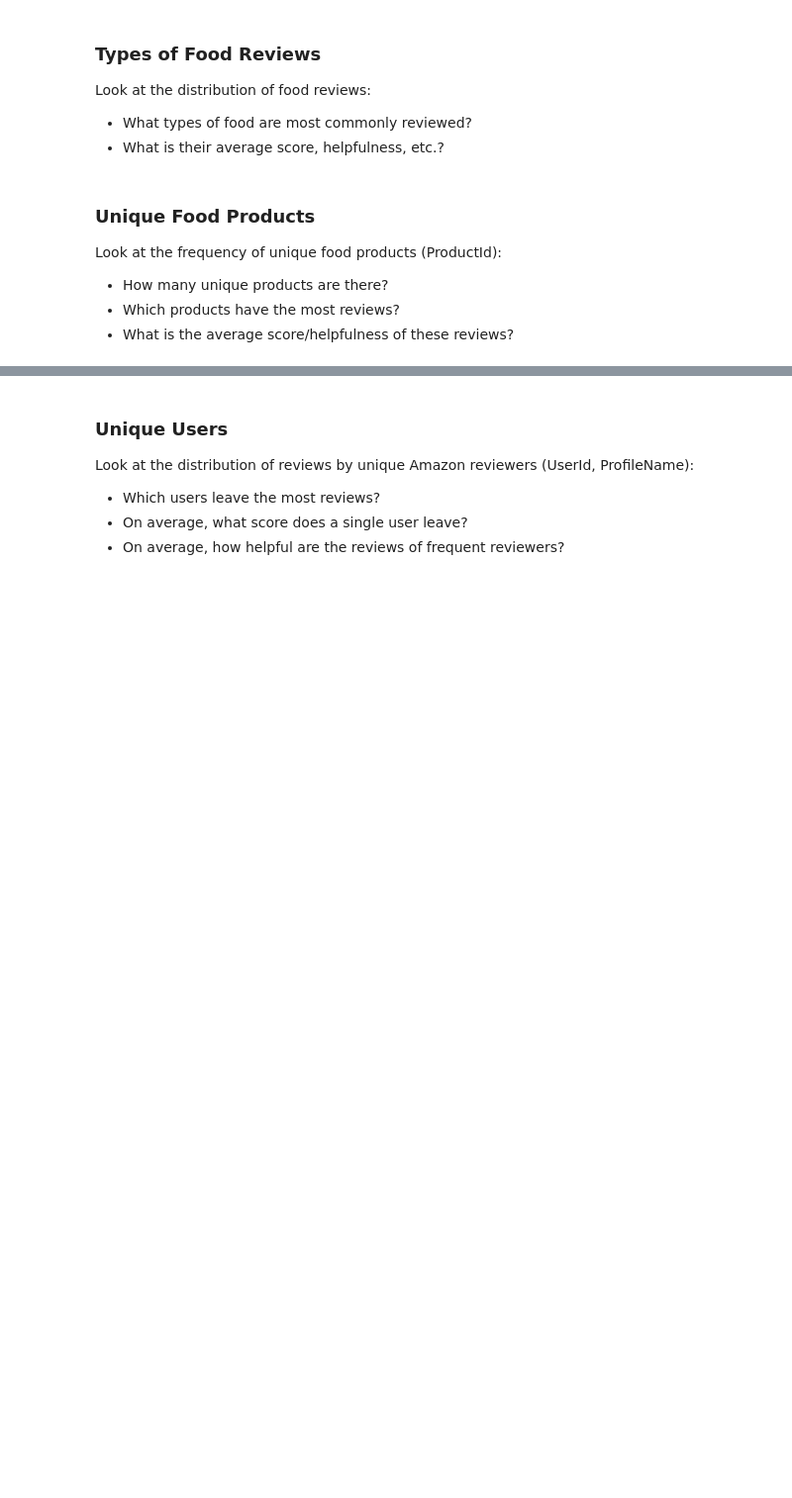
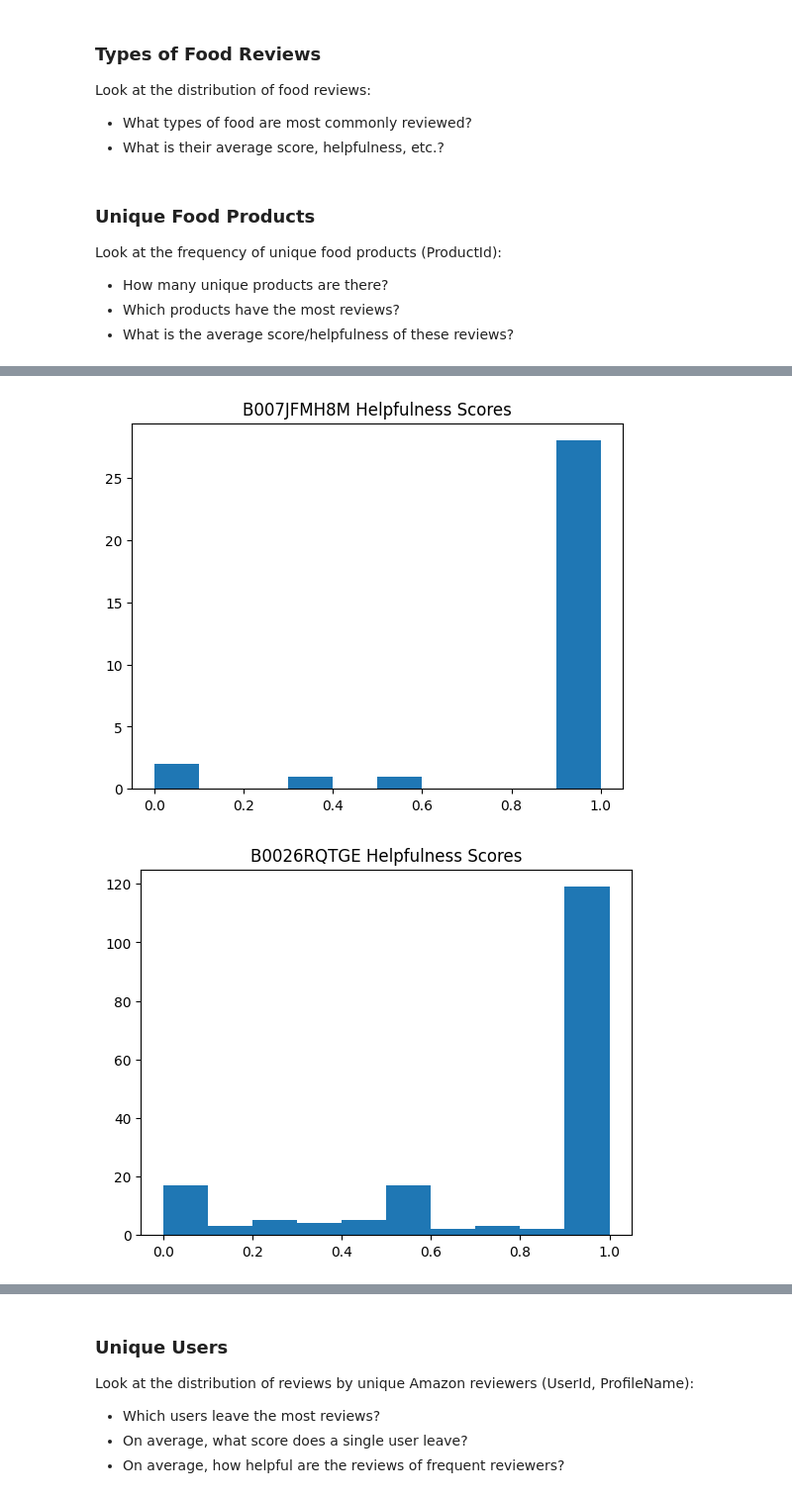
Before and after one commit to Cyrus-Kwan/Amazon-Sentiment-Analysis, a Jupyter notebook: src/explore/explore.ipynb, the cells around one changed output, grey strips where cells are left out. Shown at 99% size. Drawn from its saved outputs; the diff is of its cells as text; code cells hidden in the pictures; blank space fills up the shorter version.

```diff
--- a/src/explore/explore.ipynb
+++ b/src/explore/explore.ipynb
@@ -52,0 +92,23 @@ Look at the frequency of unique food products (ProductId):
+# %%
+help_df = pd.DataFrame(columns=["ProductId", "Helpfulness"])
+
+for prod in top_prod["ProductId"]:
+    # Filter product rows
+    prod_data = data[data["ProductId"]==prod]
+
+    # Calculate the helpfulness
+    helpfulness_scores = prod_data["HelpfulnessNumerator"]/prod_data["HelpfulnessDenominator"].replace(0,np.nan)
+
+    # Temporary dataframe to store calculation
+    temp_df = pd.DataFrame({"ProductId":prod, "Helpfulness":helpfulness_scores})
+
+    # Append to master dataframe
+    help_df = pd.concat([help_df, temp_df], ignore_index=True)
+# %%
+for prod in top_prod["ProductId"]:
+    plt.title(f"{prod} Helpfulness Scores")
+    plt.hist(help_df[help_df["ProductId"]==prod]["Helpfulness"])
+    plt.show()
+# %% [output]
+[figure, added]
+[figure, added]
```
Also changed, not shown: parts of 7 cells of this notebook.
